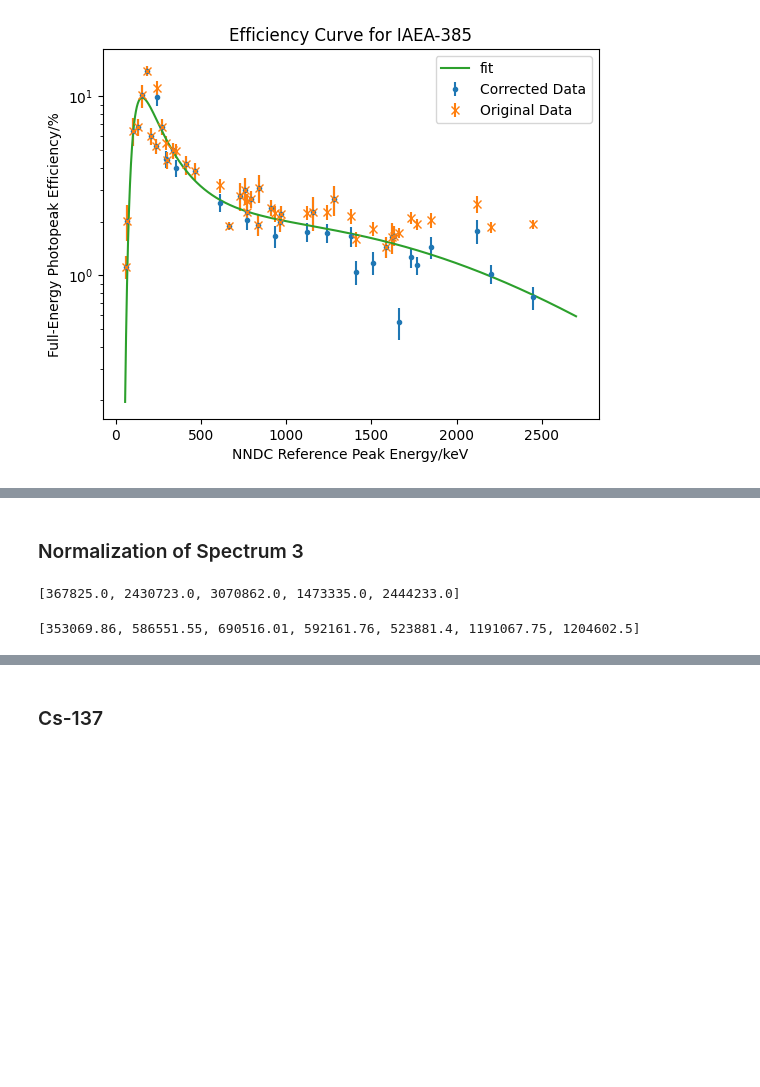
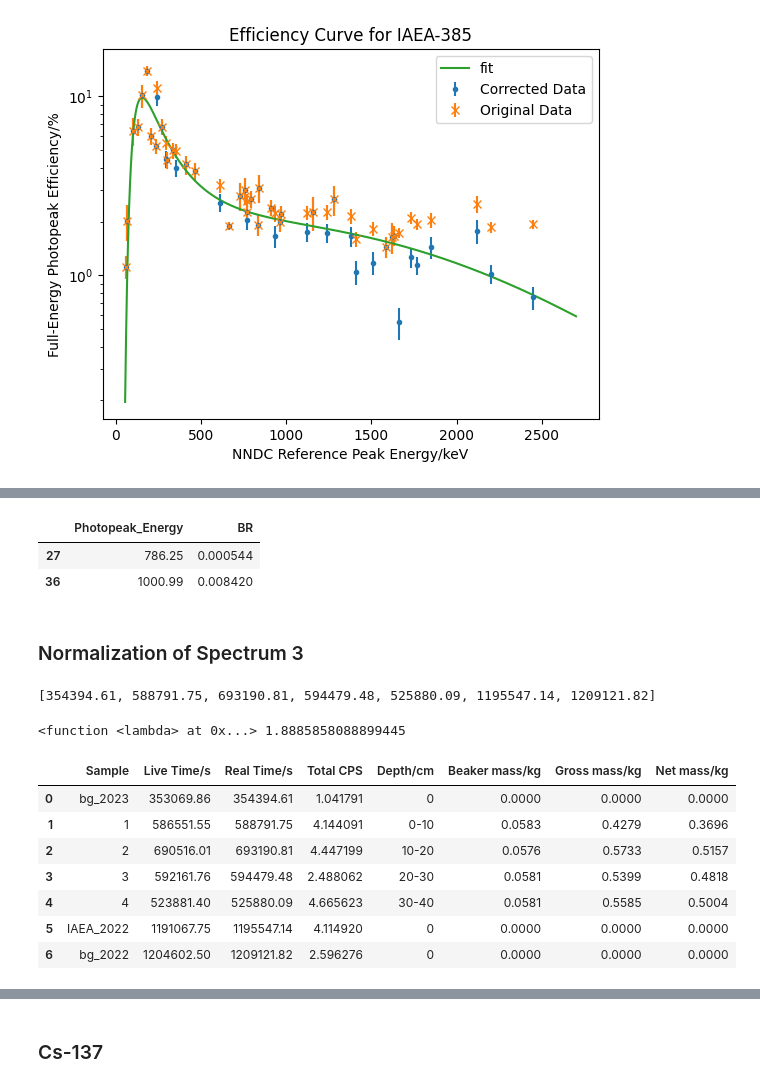
Before and after one commit to ngcnpeter/HPGe_lab_y3, a Jupyter notebook: spectal_analysis.ipynb, the cells around one changed output, grey strips where cells are left out. Cells and saved outputs as stored; diff of their text form; code cells hidden in the pictures; blank space fills up the shorter version.

```diff
--- a/spectal_analysis.ipynb
+++ b/spectal_analysis.ipynb
@@ -204,7 +204,7 @@ def chi2_prob(fit,data,err,df):
 # %%
 marker_list = list(Line2D.markers.keys())
 # %%
-label_list = ['Background','Sample 1','Sample 2','Sample 3','Sample 4','IAEA Sample']
+label_list = ['Background','Sample 1','Sample 2','Sample 3','Sample 4','IAEA Sample','Old Background']
 plt.figure()
 plt.title(r'Errors on FWHM in different spectra')
 for i in [0,1,5]:
@@ -604,13 +571,17 @@ iaea_df[iaea_df['nndc_peak_energy']>2000]
+# %%
+df.loc[5][df.loc[5]['nuc']== 'Pa234'][['Photopeak_Energy','BR']]
+# %% [output]
+|  | Photopeak_Energy | BR |
+| 27 | 786.25 | 0.000544 |
+| 36 | 1000.99 | 0.008420 |
 # %% [markdown]
 ### Normalization of Spectrum 3
 # %%
 spec_path_list = ['Data/Spectra/Background_16_10_23_Mon_14_50.csv',
 'Data/Spectra/Sample1_23_10_23_Mon_10_39.csv','Data/Spectra/Sample2_31_10_23_14_08.csv',
 'Data/Spectra/Sample3_07_11_23__Tue_11_50.csv', 'Data/Spectra/Sample4_13_11_23_Mon_14_06.csv',
-'Data/Spectra/IAEA_sample_05.12.22 copy','Data/Spectra/HPGe_21.02.2022_background']
+'Data/Spectra/IAEA_sample_05.12.22 copy.csv','Data/Spectra/HPGe_21.02.2022_background.csv']
 spec = [np.loadtxt(path,delimiter = ',',skiprows = 7,unpack = True) for path in spec_path_list]
-# %% [output]
-[367825.0, 2430723.0, 3070862.0, 1473335.0, 2444233.0]
 # %%
 import os
 import csv
@@ -631,6 +602,7 @@ for filename in spec_recal_list:
 #     np.savetxt(f'Data/Spectra_recal/{spec_recal_list[i]}_recal.csv',np.transpose(spec[i]),delimiter = ',')
 # %%
 live_time = []
+real_time = []
 for filename in spec_recal_list:
     with open(f'Data/Spectra/{filename}.csv',newline = '') as spec_csv:
         spec_reader = csv.reader(spec_csv, delimiter=',')
@@ -638,6 +610,8 @@ for filename in spec_recal_list:
         for row in spec_reader:
             if row[0] == 'Live Time (s)':
                 live_time.append(float(row[1]))
-live_time
+            if row[0] == 'Real Time (s)':
+                real_time.append(float(row[1]))
+real_time
 # %% [output]
-[353069.86, 586551.55, 690516.01, 592161.76, 523881.4, 1191067.75, 1204602.5]
+[354394.61, 588791.75, 693190.81, 594479.48, 525880.09, 1195547.14, 1209121.82]
@@ -648,2 +618,30 @@ np.mean(np.array([spec[i][2][E_arr>2640]/live_time[i] for i in [1,2,4]]))
+# %%
+E_arr = spec[1][1] #energy array
+#this function (cps_mean) gives counts per second mean for cosmic ray energy range, for given array of spec index
+#index of path in spec_path_list corresponds to the index in spec list
+cps_mean = lambda arr: np.mean(np.array([spec[i][2][E_arr>2640]/live_time[i] for i in arr]))
+scale_factor = cps_mean([1,2,4,5,6])/cps_mean([3])
+print(cps_mean,scale_factor)
+# %% [output]
+<function <lambda> at 0x...> 1.8885858088899445
+# %%
+total_cps = [np.sum(spec[i][2])/live_time[i] for i in range(7)]
+total_cps
+sample_df = pd.DataFrame({'Sample':['bg_2023',1,2,3,4,'IAEA_2022','bg_2022'],
+'Live Time/s' : live_time, 'Real Time/s' : real_time,'Total CPS':total_cps,
+'Depth/cm':[0,'0-10','10-20','20-30','30-40',0,0],
+'Beaker mass/kg':[0,0.0583,0.0576,0.0581,0.0581,0,0],
+'Gross mass/kg':[0,0.4279,0.5733,0.5399,0.5585,0,0]})
+sample_df['Net mass/kg'] = sample_df['Gross mass/kg'] - sample_df['Beaker mass/kg']
+sample_df
+# %% [output]
+|  | Sample | Live Time/s | Real Time/s | Total CPS | Depth/cm | Beaker mass/kg | Gross mass/kg | Net mass/kg |
+| 0 | bg_2023 | 353069.86 | 354394.61 | 1.041791 | 0 | 0.0000 | 0.0000 | 0.0000 |
+| 1 | 1 | 586551.55 | 588791.75 | 4.144091 | 0-10 | 0.0583 | 0.4279 | 0.3696 |
+| 2 | 2 | 690516.01 | 693190.81 | 4.447199 | 10-20 | 0.0576 | 0.5733 | 0.5157 |
+| 3 | 3 | 592161.76 | 594479.48 | 2.488062 | 20-30 | 0.0581 | 0.5399 | 0.4818 |
+| 4 | 4 | 523881.40 | 525880.09 | 4.665623 | 30-40 | 0.0581 | 0.5585 | 0.5004 |
+| 5 | IAEA_2022 | 1191067.75 | 1195547.14 | 4.114920 | 0 | 0.0000 | 0.0000 | 0.0000 |
+| 6 | bg_2022 | 1204602.50 | 1209121.82 | 2.596276 | 0 | 0.0000 | 0.0000 | 0.0000 |
 # %%
 plt.figure(figsize= (16,8))
```
Also changed, not shown: parts of 7 cells of this notebook.
